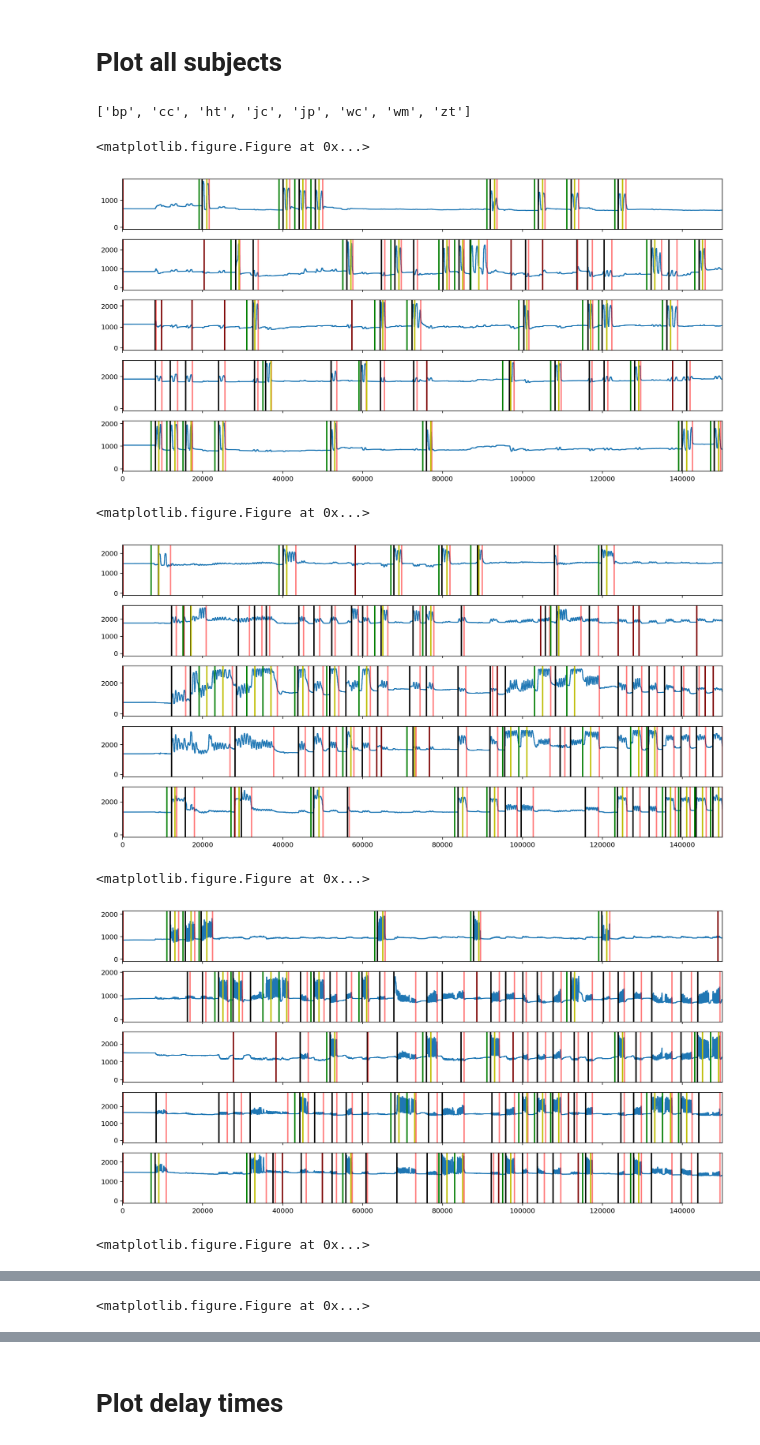
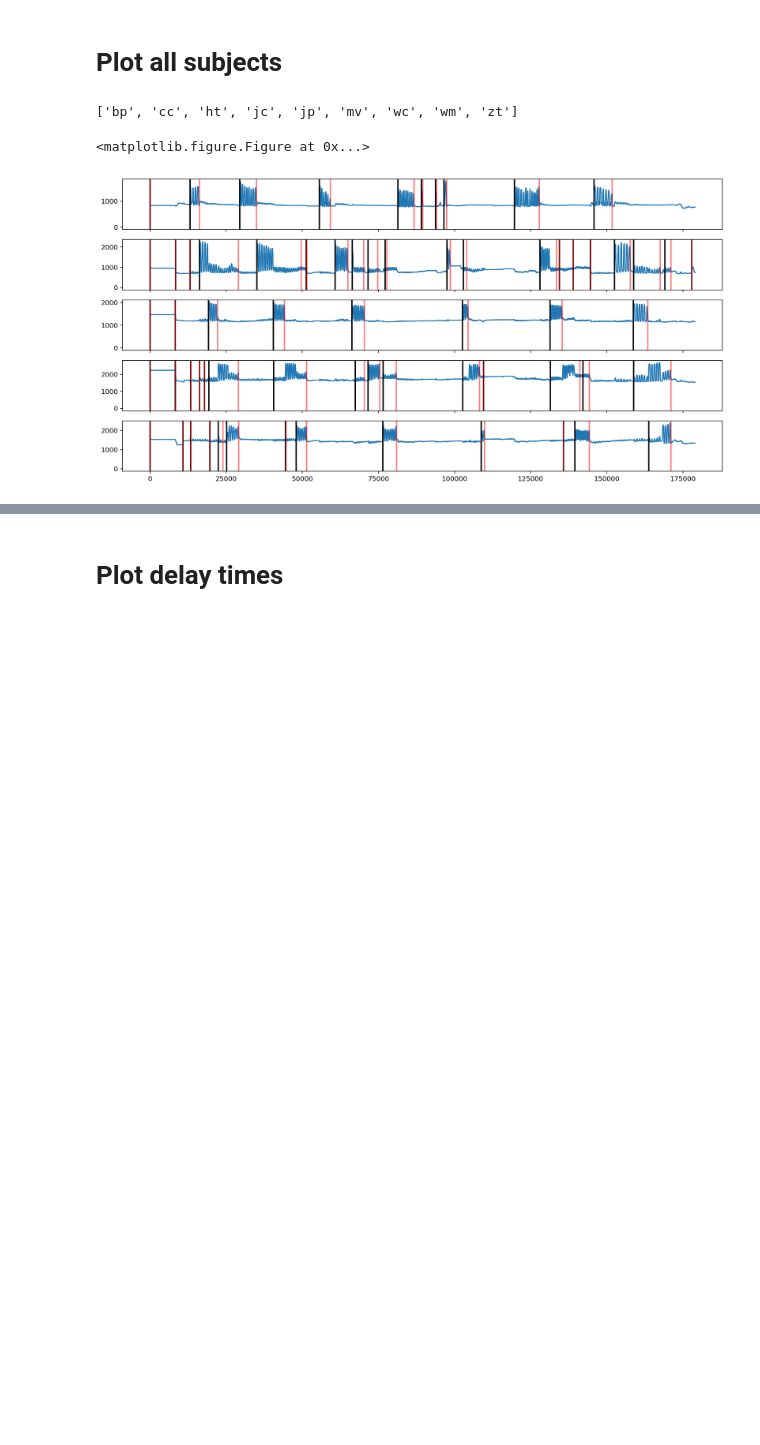
Before and after one commit to YimengYang/LabWork, a Jupyter notebook: 6.5_Behavior plots.ipynb, the cells around one changed output, grey strips where cells are left out. Drawn from its saved outputs; the diff is of its cells as text; code cells hidden in the pictures; blank space fills up the shorter version.

```diff
--- a/6.5_Behavior plots.ipynb
+++ b/6.5_Behavior plots.ipynb
@@ -122,43 +122,39 @@ for sub in subjects:
         file_name = sub[-subj_name:]
         all_subjects.append(file_name)
 print(all_subjects)
-for subjcode in all_subjects:
+
+for subjcode in ['mv']:
 
     cue = np.load(data_dir+'/'+subjcode+'/cue.npy')
     xx=np.diff(cue)
 
     all_cues_diff[subjcode]=xx
     all_cues[subjcode]={'start':{},'end':{}}
     for index in range(5):
         all_cues[subjcode]['start'][index] = np.where(xx==index+1)[0]
         all_cues[subjcode]['end'][index] = np.where(xx==-index-1)[0]
     raw_finger=[]
     all_subj_fingers[subjcode]={'start':{},'end':{}}
     for i in range(5):
         finger = np.load(data_dir+'/'+subjcode+'/finger'+str(i)+'.npy')
         raw_finger.append(finger)
 
         all_subj_fingers[subjcode]['start'][i],all_subj_fingers[subjcode]['end'][i]=fingerStartEnd(finger)
 
     plt.figure(figsize=(16,8))
 
     f, sub = plt.subplots(5, sharex=True,figsize=(16,8))
     for k in range(5):
         sub[k].plot(raw_finger[k])
 
         for start,end in zip(all_subj_fingers[subjcode]['start'][k],all_subj_fingers[subjcode]['end'][k]):
             sub[k].axvline(x=start, ymin=0, ymax = 3000, linewidth=2, color='k')
             sub[k].axvline(x=end, ymin=0, ymax = 3000, linewidth=2, color='r', alpha=0.5)
         for cueS, cueE in zip(all_cues[subjcode]['start'][k],all_cues[subjcode]['end'][k]):
             sub[k].axvline(x=cueS, ymin=0, ymax = 3000, linewidth=2, color='g')
             sub[k].axvline(x=cueE, ymin=0, ymax = 3000, linewidth=2, color='y')
-        plt.xlim(0,150000)
+        #plt.(150000,300000)
 # %% [output]
-['bp', 'cc', 'ht', 'jc', 'jp', 'wc', 'wm', 'zt']
+['bp', 'cc', 'ht', 'jc', 'jp', 'mv', 'wc', 'wm', 'zt']
 <matplotlib.figure.Figure at 0x...>
-[figure, old version]
+[figure, new version]
-<matplotlib.figure.Figure at 0x...>
-[figure, removed]
-<matplotlib.figure.Figure at 0x...>
-[figure, removed]
-<matplotlib.figure.Figure at 0x...>
@@ -166 +160,0 @@ for subjcode in all_subjects:
-<matplotlib.figure.Figure at 0x...>
```
Also changed, not shown: parts of 4 cells of this notebook, 3 other files.
